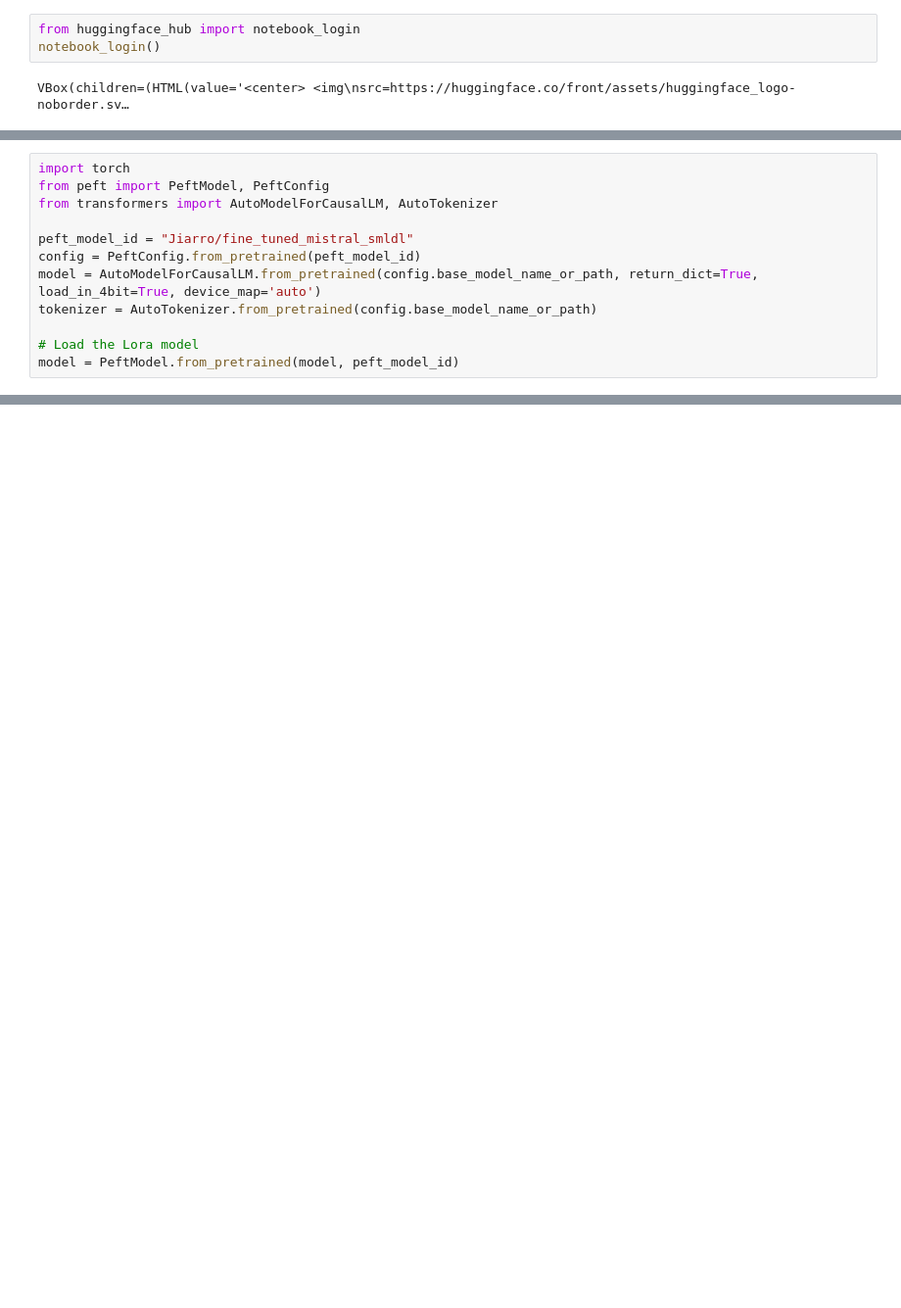
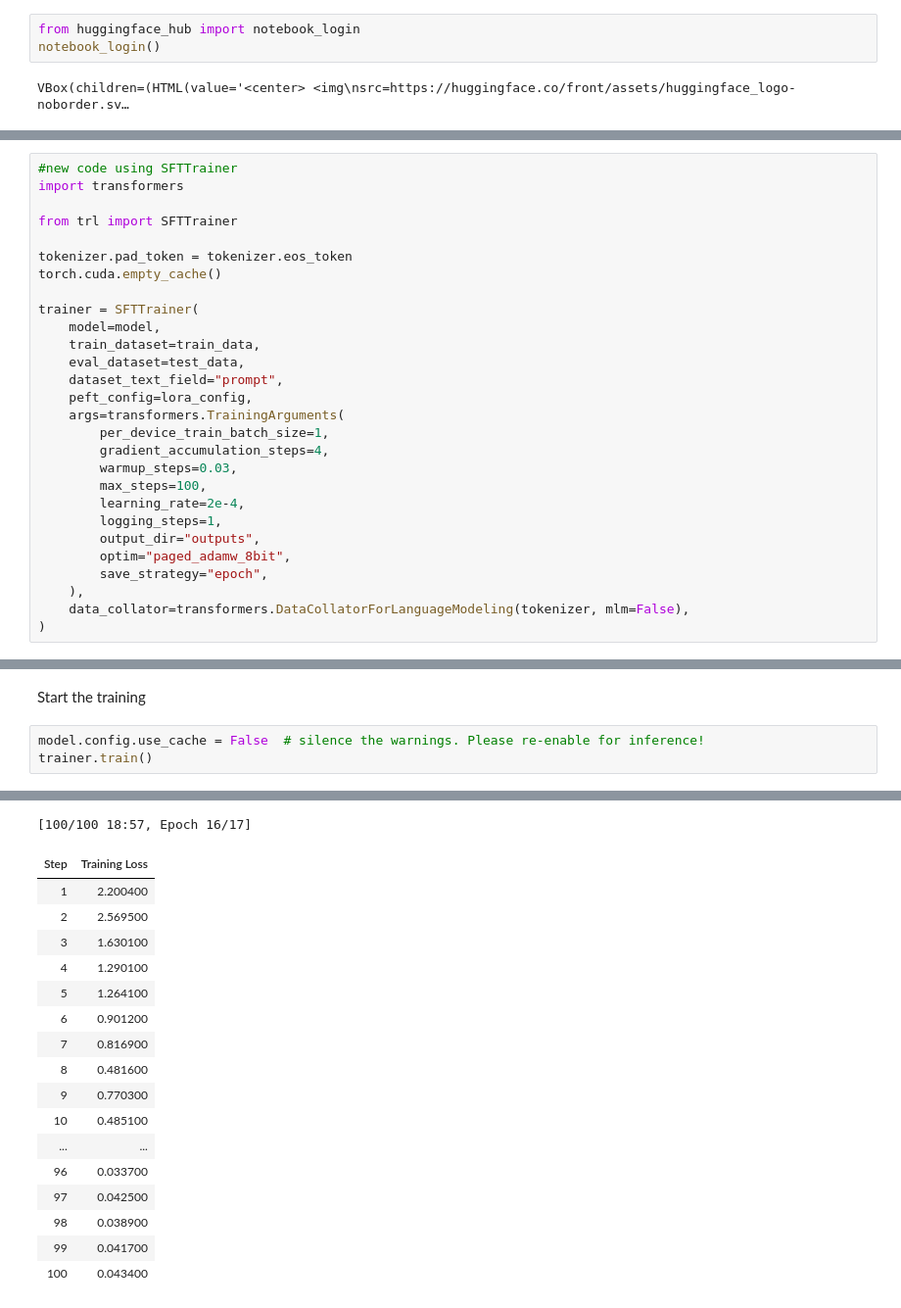
Before and after one commit to matteocirca/BYOSC-Build-Your-Own-Scalable-Chatbots, a Jupyter notebook: TrainingPipeline/FineTuning.ipynb, the cells around one changed output, grey strips where cells are left out. Shown at 98% size. Drawn from its saved outputs; the diff is of its cells as text; blank space fills up the shorter version.

Commit message:
Updated fine tuning notebook

```diff
--- a/TrainingPipeline/FineTuning.ipynb
+++ b/TrainingPipeline/FineTuning.ipynb
@@ -194,12 +279,0 @@ Note: you may need to restart the kernel to use updated packages.
-# %%
-import torch
-from peft import PeftModel, PeftConfig
-from transformers import AutoModelForCausalLM, AutoTokenizer
-
-peft_model_id = "Jiarro/fine_tuned_mistral_smldl"
-config = PeftConfig.from_pretrained(peft_model_id)
-model = AutoModelForCausalLM.from_pretrained(config.base_model_name_or_path, return_dict=True, load_in_4bit=True, device_map='auto')
-tokenizer = AutoTokenizer.from_pretrained(config.base_model_name_or_path)
-
-# Load the Lora model
-model = PeftModel.from_pretrained(model, peft_model_id)
@@ -207,0 +280,28 @@ ModuleNotFoundError: No module named 'peft'
+# %%
+#new code using SFTTrainer
+import transformers
+
+from trl import SFTTrainer
+
+tokenizer.pad_token = tokenizer.eos_token
+torch.cuda.empty_cache()
+
+trainer = SFTTrainer(
+    model=model,
+    train_dataset=train_data,
+    eval_dataset=test_data,
+    dataset_text_field="prompt",
+    peft_config=lora_config,
+    args=transformers.TrainingArguments(
+        per_device_train_batch_size=1,
+        gradient_accumulation_steps=4,
+        warmup_steps=0.03,
+        max_steps=100,
+        learning_rate=2e-4,
+        logging_steps=1,
+        output_dir="outputs",
+        optim="paged_adamw_8bit",
+        save_strategy="epoch",
+    ),
+    data_collator=transformers.DataCollatorForLanguageModeling(tokenizer, mlm=False),
+)
@@ -207,0 +316,6 @@ ModuleNotFoundError: No module named 'peft'
+# %% [markdown]
+Start the training
+# %%
+model.config.use_cache = False  # silence the warnings. Please re-enable for inference!
+trainer.train()
+# %% [output]
@@ -207,0 +323,18 @@ ModuleNotFoundError: No module named 'peft'
+[100/100 18:57, Epoch 16/17]
+| Step | Training Loss |
+| 1 | 2.200400 |
+| 2 | 2.569500 |
+| 3 | 1.630100 |
+| 4 | 1.290100 |
+| 5 | 1.264100 |
+| 6 | 0.901200 |
+| 7 | 0.816900 |
+| 8 | 0.481600 |
+| 9 | 0.770300 |
+| 10 | 0.485100 |
+| ... | ... |
+| 96 | 0.033700 |
+| 97 | 0.042500 |
+| 98 | 0.038900 |
+| 99 | 0.041700 |
+| 100 | 0.043400 |
```
Also changed, not shown: parts of 50 cells of this notebook.
